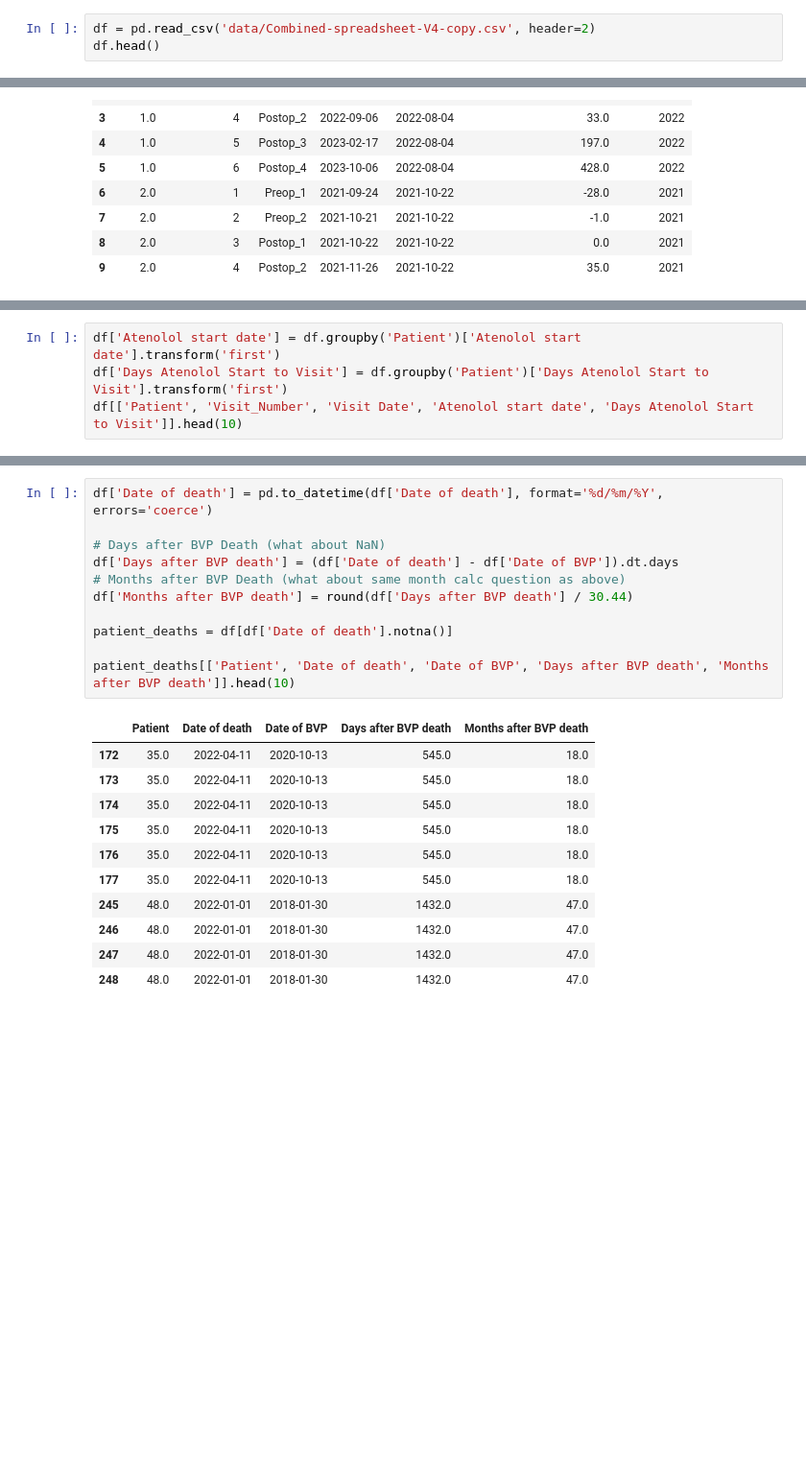
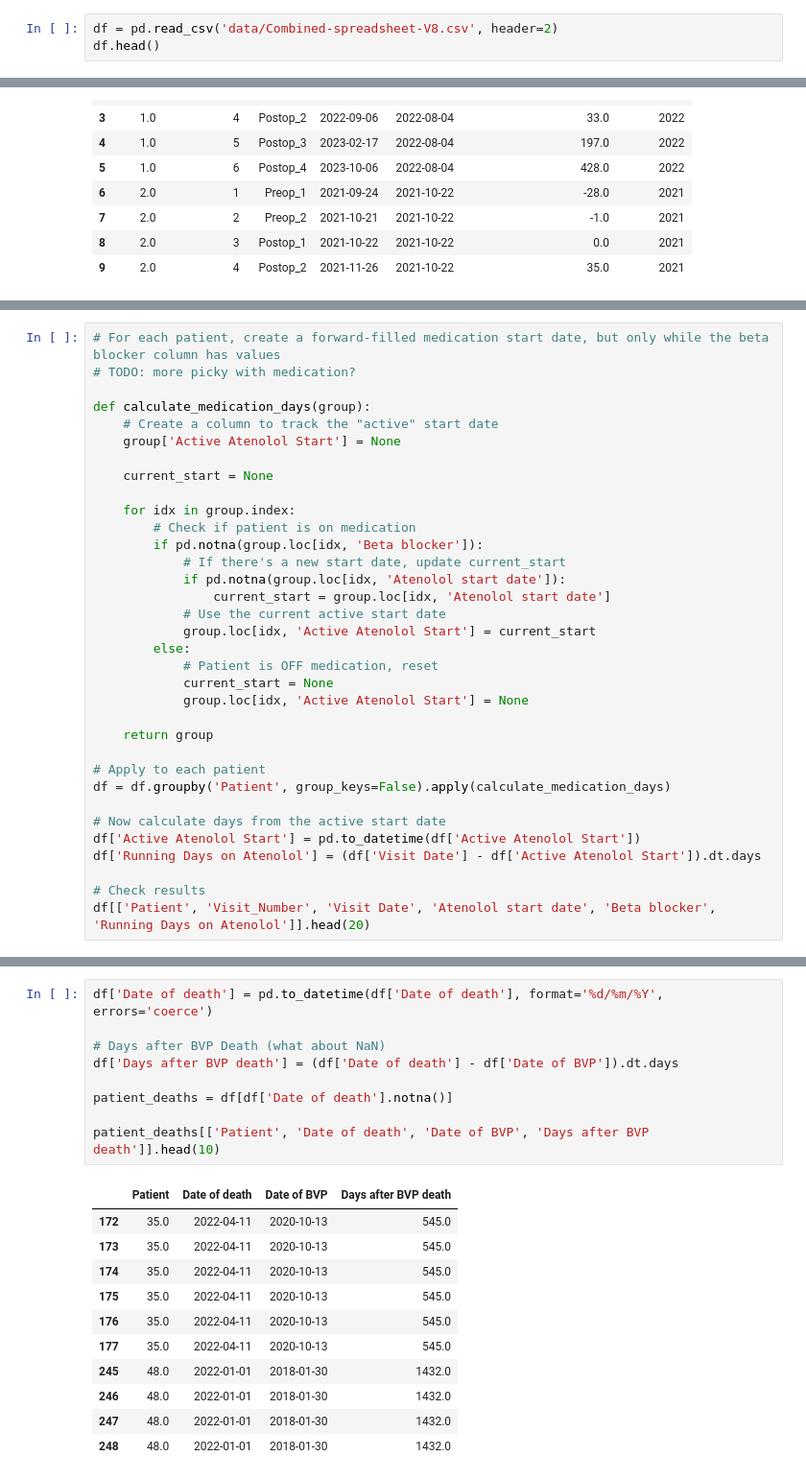
Before and after one commit to pemabi/PS-Data, a Jupyter notebook: process-data.ipynb, the cells around one changed output, grey strips where cells are left out. Shown: that part at 96% size. Cells and saved outputs as stored; diff of their text form; blank space fills up the shorter version.

```diff
--- a/process-data.ipynb
+++ b/process-data.ipynb
@@ -9,7 +9,7 @@ import matplotlib.pyplot as plt
 
 from pathlib import Path
 # %%
-df = pd.read_csv('data/Combined-spreadsheet-V4-copy.csv', header=2)
+df = pd.read_csv('data/Combined-spreadsheet-V8.csv', header=2)
 df.head()
 # %% [output]
 |  | Notes | Patient | Centre | Visit Date | Visit date in relation to BVP | Year of BVP | Date of BVP | Date of birth | ... |
@@ -179,7 +161,3 @@ Cases with no visit date available: 0
 | 7 | 2.0 | 2 | 2021-10-21 | 2021-09-24 | 27.0 |
 | 8 | 2.0 | 3 | 2021-10-22 | NaT | NaN |
 | 9 | 2.0 | 4 | 2021-11-26 | NaT | NaN |
-# %%
-df['Atenolol start date'] = df.groupby('Patient')['Atenolol start date'].transform('first')
-df['Days Atenolol Start to Visit'] = df.groupby('Patient')['Days Atenolol Start to Visit'].transform('first')
-df[['Patient', 'Visit_Number', 'Visit Date', 'Atenolol start date', 'Days Atenolol Start to Visit']].head(10)
@@ -197,0 +187,34 @@ df[['Patient', 'Visit_Number', 'Visit Date', 'Atenolol start date', 'Days Atenol
+# %%
+# For each patient, create a forward-filled medication start date, but only while the beta blocker column has values
+# TODO: more picky with medication?
+
+def calculate_medication_days(group):
+    # Create a column to track the "active" start date
+    group['Active Atenolol Start'] = None
+
+    current_start = None
+
+    for idx in group.index:
+        # Check if patient is on medication
+        if pd.notna(group.loc[idx, 'Beta blocker']):
+            # If there's a new start date, update current_start
+            if pd.notna(group.loc[idx, 'Atenolol start date']):
+                current_start = group.loc[idx, 'Atenolol start date']
+            # Use the current active start date
+            group.loc[idx, 'Active Atenolol Start'] = current_start
+        else:
+            # Patient is OFF medication, reset
+            current_start = None
+            group.loc[idx, 'Active Atenolol Start'] = None
+
+    return group
+
+# Apply to each patient
+df = df.groupby('Patient', group_keys=False).apply(calculate_medication_days)
+
+# Now calculate days from the active start date
+df['Active Atenolol Start'] = pd.to_datetime(df['Active Atenolol Start'])
+df['Running Days on Atenolol'] = (df['Visit Date'] - df['Active Atenolol Start']).dt.days
+
+# Check results
+df[['Patient', 'Visit_Number', 'Visit Date', 'Atenolol start date', 'Beta blocker', 'Running Days on Atenolol']].head(20)
@@ -198,26 +333,24 @@ df[['Patient', 'Visit_Number', 'Visit Date', 'Atenolol start date', 'Days Atenol
 # %%
 df['Date of death'] = pd.to_datetime(df['Date of death'], format='%d/%m/%Y', errors='coerce')
 
 # Days after BVP Death (what about NaN)
 df['Days after BVP death'] = (df['Date of death'] - df['Date of BVP']).dt.days
-# Months after BVP Death (what about same month calc question as above)
-df['Months after BVP death'] = round(df['Days after BVP death'] / 30.44)
 
 patient_deaths = df[df['Date of death'].notna()]
 
-patient_deaths[['Patient', 'Date of death', 'Date of BVP', 'Days after BVP death', 'Months after BVP death']].head(10)
+patient_deaths[['Patient', 'Date of death', 'Date of BVP', 'Days after BVP death']].head(10)
 # %% [output]
-|  | Patient | Date of death | Date of BVP | Days after BVP death | Months after BVP death |
-| 172 | 35.0 | 2022-04-11 | 2020-10-13 | 545.0 | 18.0 |
-| 173 | 35.0 | 2022-04-11 | 2020-10-13 | 545.0 | 18.0 |
-| 174 | 35.0 | 2022-04-11 | 2020-10-13 | 545.0 | 18.0 |
-| 175 | 35.0 | 2022-04-11 | 2020-10-13 | 545.0 | 18.0 |
-| 176 | 35.0 | 2022-04-11 | 2020-10-13 | 545.0 | 18.0 |
-| 177 | 35.0 | 2022-04-11 | 2020-10-13 | 545.0 | 18.0 |
-| 245 | 48.0 | 2022-01-01 | 2018-01-30 | 1432.0 | 47.0 |
-| 246 | 48.0 | 2022-01-01 | 2018-01-30 | 1432.0 | 47.0 |
-| 247 | 48.0 | 2022-01-01 | 2018-01-30 | 1432.0 | 47.0 |
-| 248 | 48.0 | 2022-01-01 | 2018-01-30 | 1432.0 | 47.0 |
+|  | Patient | Date of death | Date of BVP | Days after BVP death |
+| 172 | 35.0 | 2022-04-11 | 2020-10-13 | 545.0 |
+| 173 | 35.0 | 2022-04-11 | 2020-10-13 | 545.0 |
+| 174 | 35.0 | 2022-04-11 | 2020-10-13 | 545.0 |
+| 175 | 35.0 | 2022-04-11 | 2020-10-13 | 545.0 |
+| 176 | 35.0 | 2022-04-11 | 2020-10-13 | 545.0 |
+| 177 | 35.0 | 2022-04-11 | 2020-10-13 | 545.0 |
+| 245 | 48.0 | 2022-01-01 | 2018-01-30 | 1432.0 |
+| 246 | 48.0 | 2022-01-01 | 2018-01-30 | 1432.0 |
+| 247 | 48.0 | 2022-01-01 | 2018-01-30 | 1432.0 |
+| 248 | 48.0 | 2022-01-01 | 2018-01-30 | 1432.0 |
 # %%
 # weird incongruency here. I would expect Date last known alive to = date of death where present. Rest of these dead patients do not have a date last known alive
 patient_deaths[patient_deaths['Date last known alive'].notna()][['Patient', 'Date of death', 'Date last known alive']]
```
Also changed, not shown: parts of 64 cells of this notebook, 1 other file.
